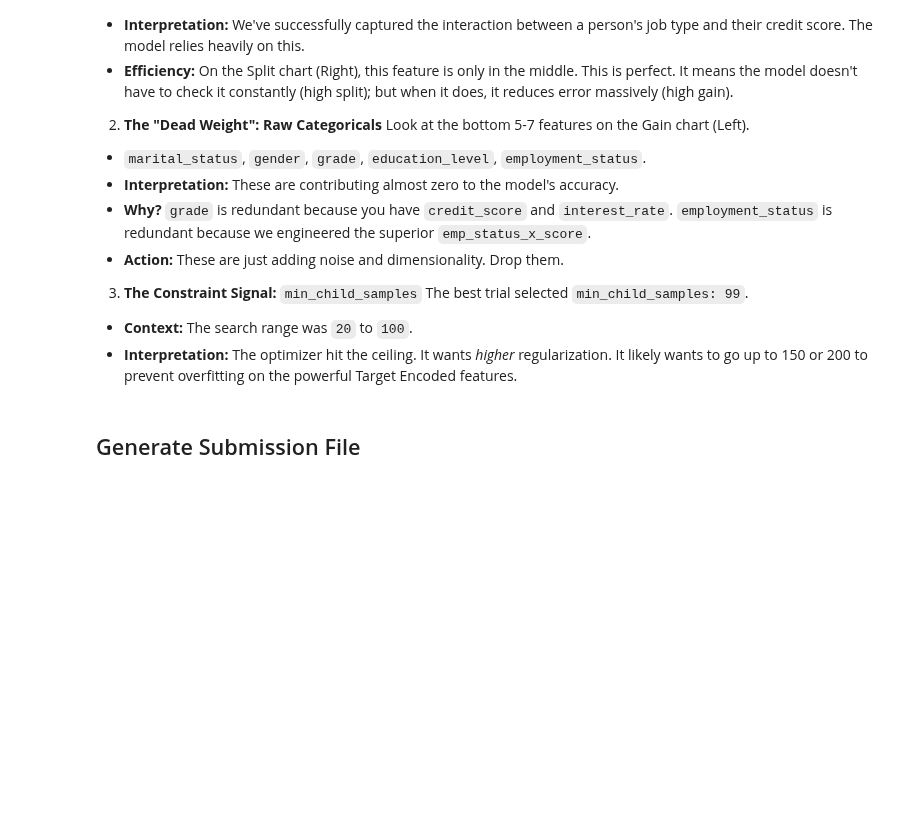
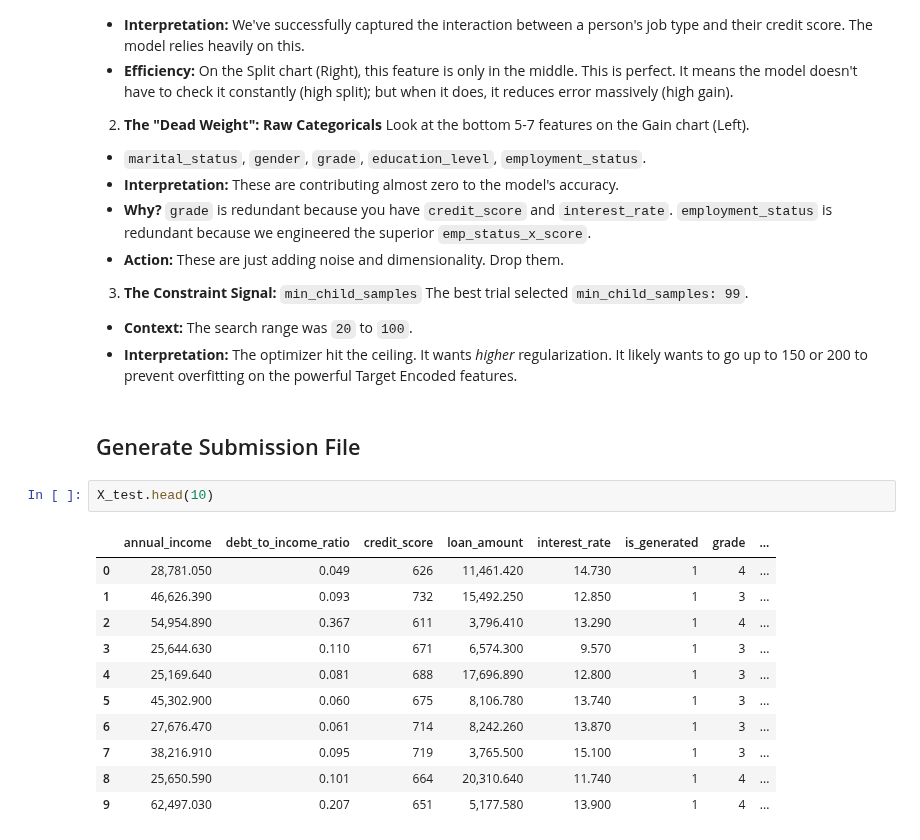
Before and after one commit to SteveTarter/kaggle-playground-series, a Jupyter notebook: 2025/s5e11/Predicting Loan Payback (S5E11).ipynb, the cells around one changed output. Drawn from its saved outputs; the diff is of its cells as text; blank space fills up the shorter version.

```diff
--- a/2025/s5e11/Predicting Loan Payback (S5E11).ipynb
+++ b/2025/s5e11/Predicting Loan Payback (S5E11).ipynb
@@ -1280,3 +1370,17 @@ Retraining model with best hyperparameters...
 - **Interpretation:** The optimizer hit the ceiling. It wants *higher* regularization. It likely wants to go up to 150 or 200 to prevent overfitting on the powerful Target Encoded features.
 # %% [markdown]
 ## Generate Submission File
+# %%
+X_test.head(10)
+# %% [output]
+|  | annual_income | debt_to_income_ratio | credit_score | loan_amount | interest_rate | is_generated | grade | ... |
+| 0 | 28,781.050 | 0.049 | 626 | 11,461.420 | 14.730 | 1 | 4 | ... |
+| 1 | 46,626.390 | 0.093 | 732 | 15,492.250 | 12.850 | 1 | 3 | ... |
+| 2 | 54,954.890 | 0.367 | 611 | 3,796.410 | 13.290 | 1 | 4 | ... |
+| 3 | 25,644.630 | 0.110 | 671 | 6,574.300 | 9.570 | 1 | 3 | ... |
+| 4 | 25,169.640 | 0.081 | 688 | 17,696.890 | 12.800 | 1 | 3 | ... |
+| 5 | 45,302.900 | 0.060 | 675 | 8,106.780 | 13.740 | 1 | 3 | ... |
+| 6 | 27,676.470 | 0.061 | 714 | 8,242.260 | 13.870 | 1 | 3 | ... |
+| 7 | 38,216.910 | 0.095 | 719 | 3,765.500 | 15.100 | 1 | 3 | ... |
+| 8 | 25,650.590 | 0.101 | 664 | 20,310.640 | 11.740 | 1 | 4 | ... |
+| 9 | 62,497.030 | 0.207 | 651 | 5,177.580 | 13.900 | 1 | 4 | ... |
```
Also changed, not shown: parts of 21 cells of this notebook, 7 other files.
